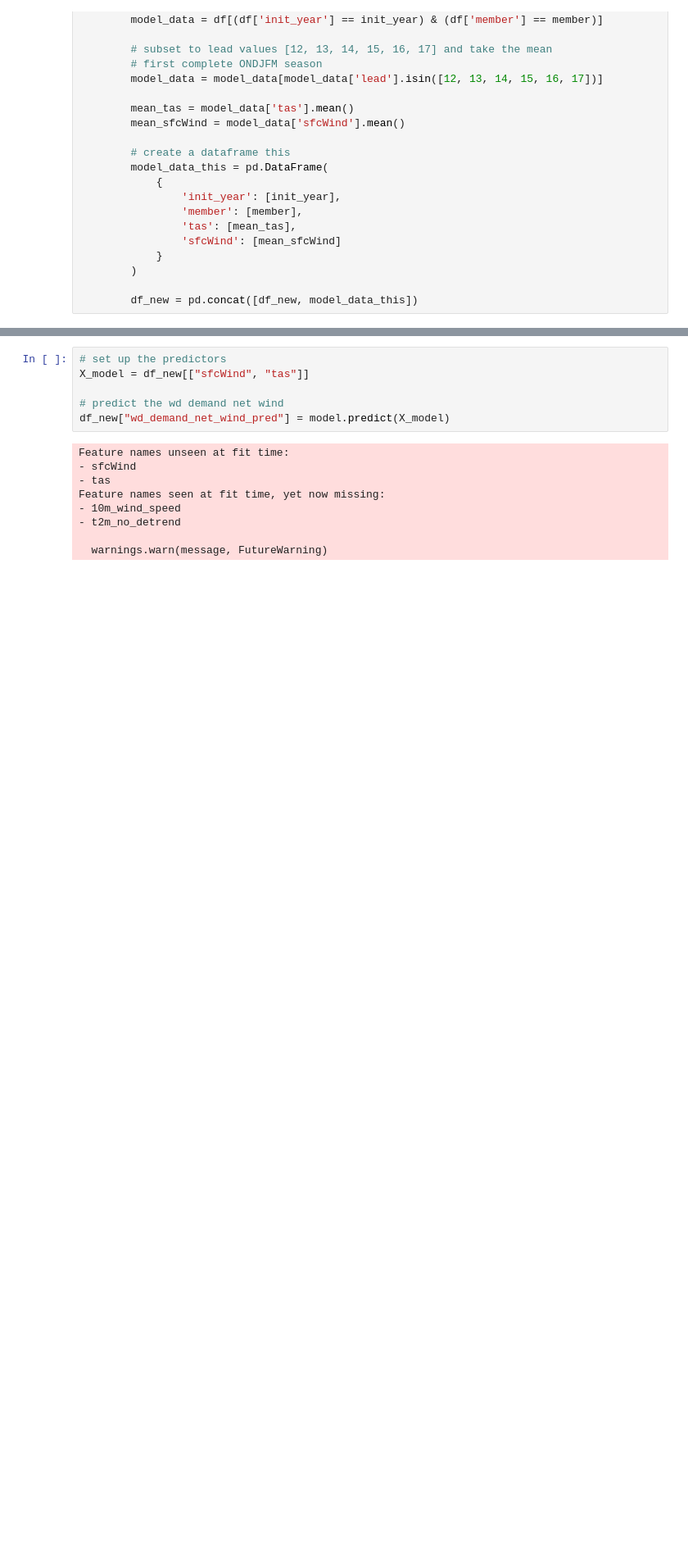
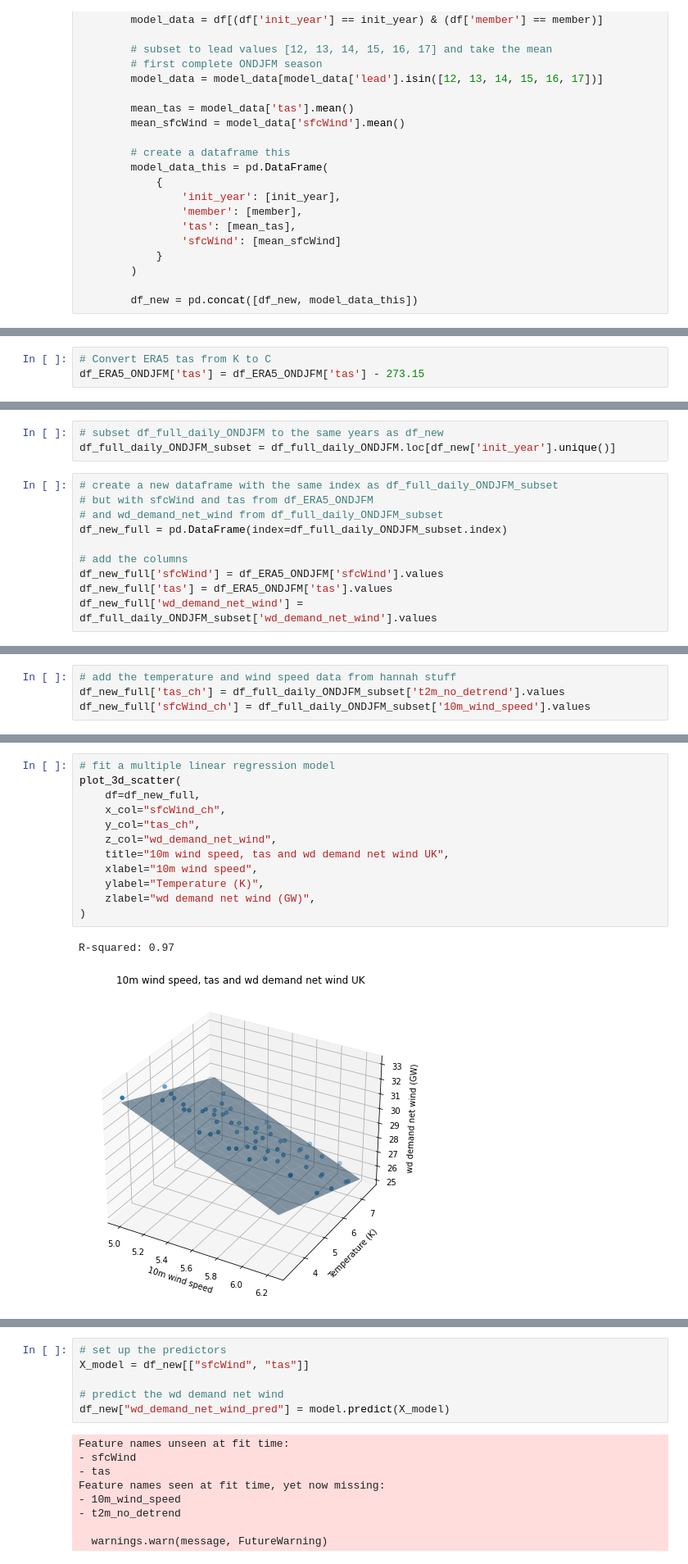
Before and after one commit to benhutchmet/unseen_multi_year, a Jupyter notebook: testing_clearheads_dnw.ipynb, the cells around one changed output, grey strips where cells are left out. Shown at 82% size. Saved outputs shown, nothing was run; the diff lists cells and outputs as text; blank space fills up the shorter version.

```diff
--- a/testing_clearheads_dnw.ipynb
+++ b/testing_clearheads_dnw.ipynb
@@ -865,0 +957,3 @@ df_new.tail()
+# %%
+# Convert ERA5 tas from K to C
+df_ERA5_ONDJFM['tas'] = df_ERA5_ONDJFM['tas'] - 273.15
@@ -865,0 +986,13 @@ df_new.tail()
+# %%
+# subset df_full_daily_ONDJFM to the same years as df_new
+df_full_daily_ONDJFM_subset = df_full_daily_ONDJFM.loc[df_new['init_year'].unique()]
+# %%
+# create a new dataframe with the same index as df_full_daily_ONDJFM_subset
+# but with sfcWind and tas from df_ERA5_ONDJFM
+# and wd_demand_net_wind from df_full_daily_ONDJFM_subset
+df_new_full = pd.DataFrame(index=df_full_daily_ONDJFM_subset.index)
+
+# add the columns
+df_new_full['sfcWind'] = df_ERA5_ONDJFM['sfcWind'].values
+df_new_full['tas'] = df_ERA5_ONDJFM['tas'].values
+df_new_full['wd_demand_net_wind'] = df_full_daily_ONDJFM_subset['wd_demand_net_wind'].values
@@ -865,0 +1008,4 @@ df_new.tail()
+# %%
+# add the temperature and wind speed data from hannah stuff
+df_new_full['tas_ch'] = df_full_daily_ONDJFM_subset['t2m_no_detrend'].values
+df_new_full['sfcWind_ch'] = df_full_daily_ONDJFM_subset['10m_wind_speed'].values
@@ -865,0 +1021,15 @@ df_new.tail()
+# %%
+# fit a multiple linear regression model
+plot_3d_scatter(
+    df=df_new_full,
+    x_col="sfcWind_ch",
+    y_col="tas_ch",
+    z_col="wd_demand_net_wind",
+    title="10m wind speed, tas and wd demand net wind UK",
+    xlabel="10m wind speed",
+    ylabel="Temperature (K)",
+    zlabel="wd demand net wind (GW)",
+)
+# %% [output]
+R-squared: 0.97
+[figure, added]
```
Also changed, not shown: parts of 33 cells of this notebook.
